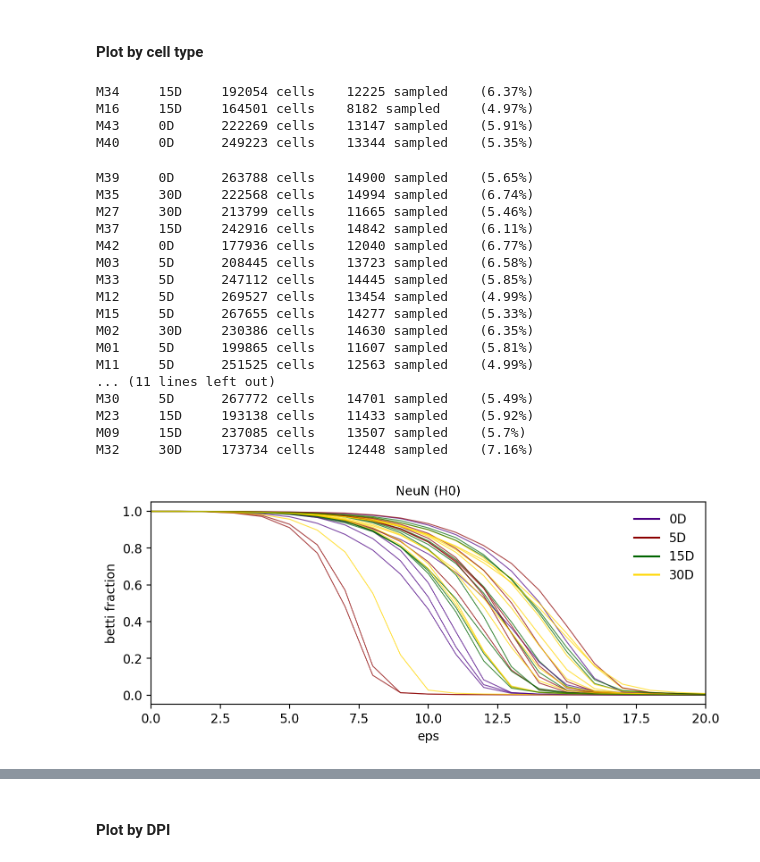
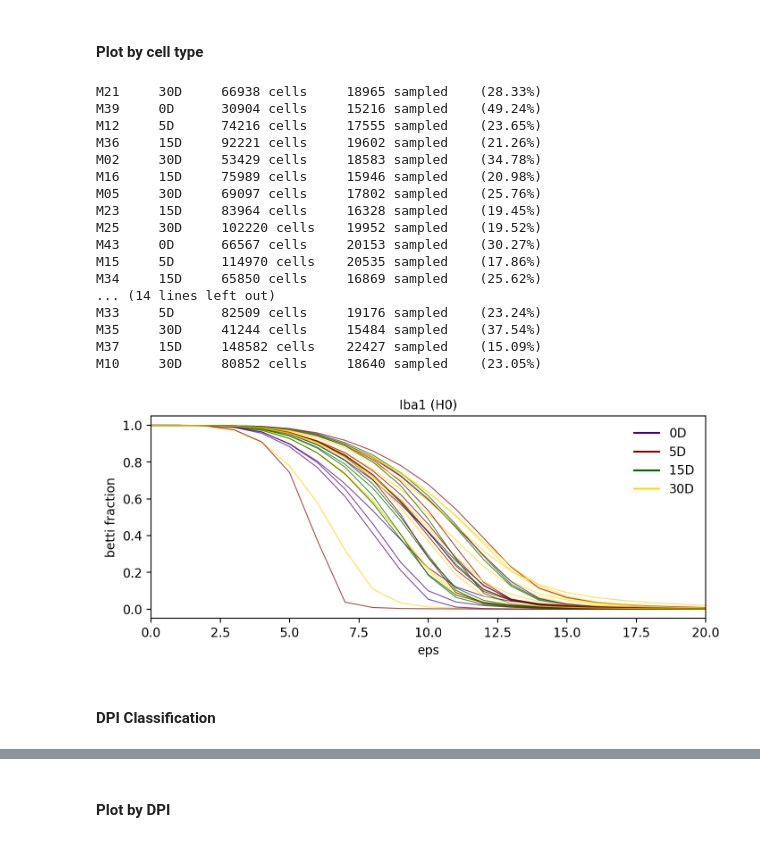
Before and after one commit to elalilab/Stroke_GlialScar_PPA-TDA, a Jupyter notebook: TDA/Plot Betti Curves.ipynb, the cells around one changed output, grey strips where cells are left out. Cells and saved outputs as stored; diff of their text form; code cells hidden in the pictures.

```diff
--- a/TDA/Plot Betti Curves.ipynb
+++ b/TDA/Plot Betti Curves.ipynb
@@ -33,7 +45,7 @@ def compute_norm_betti_persistence_curve(barcode, step, curve_max):
 # %% [markdown]
 #### Plot by cell type
 # %%
-cell_type = "NeuN"
+cell_type = "Iba1"
 dim = 0
 disp_persdiag = False
 color_dict = {"0D":"indigo", "5D":"darkred", "15D":"darkgreen", "30D":"gold"}
@@ -48,74 +60,82 @@ for csvfname in glob.glob(os.path.join("data", cell_type, "*.csv")):
     mid = fname_parts[-3]
 
     df = pd.read_csv(csvfname)
-    tda = np.load(os.path.join("results", cell_type, mid+"_"+dpi+"_"+cell_type+".npy"), allow_pickle=True).item()
+
+    #tda = np.load(os.path.join("results_npy", cell_type, mid+"_"+dpi+"_"+cell_type+".npy"), allow_pickle=True).item()
+    try:
+        tda = np.load(os.path.join("results_npy", mid+"_"+dpi+"_TDA.npy"), allow_pickle=True).item()
+    except:
+        continue
 
     totcells = df.shape[0]
-    nsampled = tda["data"].shape[0]
 
-    betti_curve = tda["bc"][0][dim]
+    dict_ctype_key = cell_type
+    if cell_type == "Iba1":
+        dict_ctype_key = "Iba"
+
+    nsampled = tda[dict_ctype_key+"_ptcloud"].shape[0]
+
+    betti_curve = tda[dict_ctype_key+"_bc"][0][dim]
 
     if disp_persdiag:
-        idx = tda["dgm"][:,2] == dim
+        idx = tda[dict_ctype_key+"_dgm"][:,2] == dim
         if dim == 0:
             ax = plt.gca()
-            parts = ax.violinplot(tda["dgm"][idx,1]/nsampled, showmeans=False, showmedians=False,
+            parts = ax.violinplot(tda[dict_ctype_key+"_dgm"][idx,1]/nsampled, showmeans=False, showmedians=False,
                                   showextrema=False)
             for pc in parts['bodies']:
                 pc.set_facecolor("none")
                 pc.set_edgecolor(color_dict[dpi])
                 pc.set_alpha(0.7)
         else:
-            plt.scatter(tda["dgm"][idx,0], tda["dgm"][idx,1], s=0.2, alpha=0.7, color=color_dict[dpi])
+            plt.scatter(tda[dict_ctype_key+"_dgm"][idx,0], tda[dict_ctype_key+"_dgm"][idx,1], s=0.2, alpha=0.7, color=color_dict[dpi])
     else:
         plt.plot(betti_curve/nsampled, linewidth=0.8, alpha=0.7, color=color_dict[dpi])
 
     print(mid + "\t" + dpi + "\t" + str(totcells) + " cells\t" + str(nsampled) +
           " sampled \t (" + str(np.round(nsampled*100/totcells, 2)) + "%)")
 
 plt.plot(np.NaN, np.NaN, '-', color="indigo", label="0D")
 plt.plot(np.NaN, np.NaN, '-', color="darkred", label="5D")
 plt.plot(np.NaN, np.NaN, '-', color="darkgreen", label="15D")
 plt.plot(np.NaN, np.NaN, '-', color="gold", label="30D")
 
 if disp_persdiag:
     if dim == 0:
         plt.xticks([])
         plt.ylabel("log(Interval End)", fontsize=10)
         plt.yscale("log")
     else:
         plt.xlabel("Interval Start", fontsize=10)
         plt.ylabel("Interval End", fontsize=10)
 else:
     plt.xlabel("eps", fontsize=10)
     plt.ylabel("betti fraction", fontsize=10)
 
 
 plt.title(cell_type + " (H" + str(dim) + ")", fontsize=10)
 leg = plt.legend(frameon=False)
 plt.xlim(0,20)
 leg.get_frame().set_facecolor("none")
 plt.show()
 # %% [output]
-M34     15D     192054 cells    12225 sampled    (6.37%)
-M16     15D     164501 cells    8182 sampled     (4.97%)
-M43     0D      222269 cells    13147 sampled    (5.91%)
-M40     0D      249223 cells    13344 sampled    (5.35%)
+M21     30D     66938 cells     18965 sampled    (28.33%)
+M39     0D      30904 cells     15216 sampled    (49.24%)
+M12     5D      74216 cells     17555 sampled    (23.65%)
+M36     15D     92221 cells     19602 sampled    (21.26%)
+M02     30D     53429 cells     18583 sampled    (34.78%)
+M16     15D     75989 cells     15946 sampled    (20.98%)
+M05     30D     69097 cells     17802 sampled    (25.76%)
+M23     15D     83964 cells     16328 sampled    (19.45%)
+M25     30D     102220 cells    19952 sampled    (19.52%)
+M43     0D      66567 cells     20153 sampled    (30.27%)
+M15     5D      114970 cells    20535 sampled    (17.86%)
+M34     15D     65850 cells     16869 sampled    (25.62%)
+... (14 lines left out)
+M33     5D      82509 cells     19176 sampled    (23.24%)
+M35     30D     41244 cells     15484 sampled    (37.54%)
+M37     15D     148582 cells    22427 sampled    (15.09%)
+M10     30D     80852 cells     18640 sampled    (23.05%)
-M39     0D      263788 cells    14900 sampled    (5.65%)
-M35     30D     222568 cells    14994 sampled    (6.74%)
-M27     30D     213799 cells    11665 sampled    (5.46%)
-M37     15D     242916 cells    14842 sampled    (6.11%)
-M42     0D      177936 cells    12040 sampled    (6.77%)
-M03     5D      208445 cells    13723 sampled    (6.58%)
-M33     5D      247112 cells    14445 sampled    (5.85%)
-M12     5D      269527 cells    13454 sampled    (4.99%)
-M15     5D      267655 cells    14277 sampled    (5.33%)
-M02     30D     230386 cells    14630 sampled    (6.35%)
-M01     5D      199865 cells    11607 sampled    (5.81%)
-M11     5D      251525 cells    12563 sampled    (4.99%)
-... (11 lines left out)
-M30     5D      267772 cells    14701 sampled    (5.49%)
-M23     15D     193138 cells    11433 sampled    (5.92%)
-M09     15D     237085 cells    13507 sampled    (5.7%)
-M32     30D     173734 cells    12448 sampled    (7.16%)
-[figure, old version]
+[figure, new version]
+# %% [markdown]
+#### DPI Classification
```
Also changed, not shown: parts of 24 cells of this notebook.
